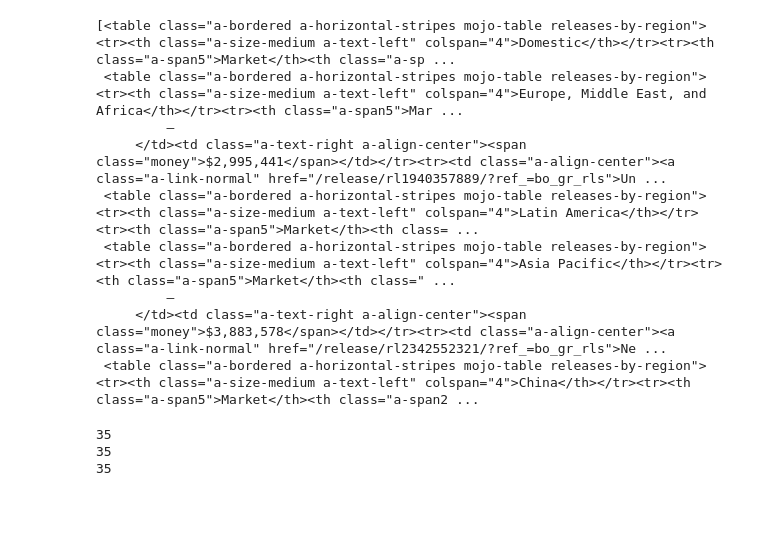
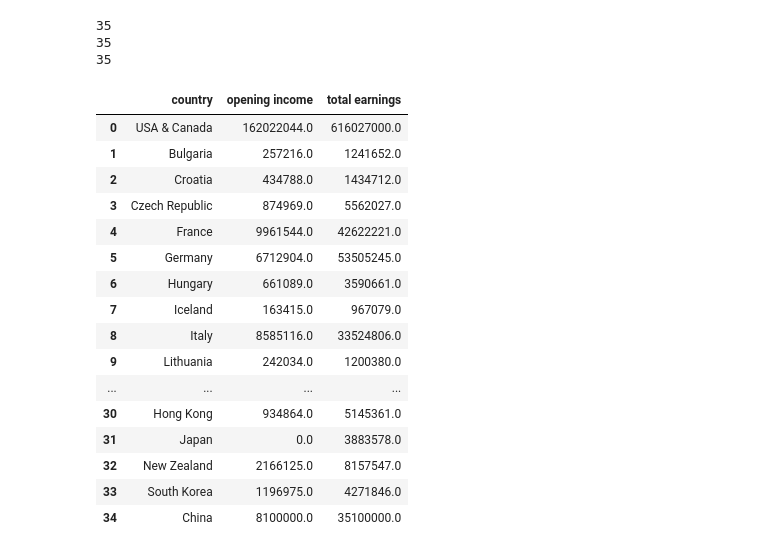
Before and after one commit to ahmedSakka/Barbie_Movie_Analysis, a Jupyter notebook: Barbie_Movie_Analysis.ipynb, the cells around one changed output. Drawn from its saved outputs; the diff is of its cells as text; code cells hidden in the pictures; blank space fills up the shorter version.

```diff
--- a/Barbie_Movie_Analysis.ipynb
+++ b/Barbie_Movie_Analysis.ipynb
@@ -17,17 +18,6 @@ gross = []
 # %%
 # Extracting the needed data from the link
 box_office_data = box_office_soup.findAll('table', attrs= {'class' : 'a-bordered a-horizontal-stripes mojo-table releases-by-region'})
-box_office_data
-# %% [output]
-[<table class="a-bordered a-horizontal-stripes mojo-table releases-by-region"><tr><th class="a-size-medium a-text-left" colspan="4">Domestic</th></tr><tr><th class="a-span5">Market</th><th class="a-sp ...
- <table class="a-bordered a-horizontal-stripes mojo-table releases-by-region"><tr><th class="a-size-medium a-text-left" colspan="4">Europe, Middle East, and Africa</th></tr><tr><th class="a-span5">Mar ...
-         –
-     </td><td class="a-text-right a-align-center"><span class="money">$2,995,441</span></td></tr><tr><td class="a-align-center"><a class="a-link-normal" href="/release/rl1940357889/?ref_=bo_gr_rls">Un ...
- <table class="a-bordered a-horizontal-stripes mojo-table releases-by-region"><tr><th class="a-size-medium a-text-left" colspan="4">Latin America</th></tr><tr><th class="a-span5">Market</th><th class= ...
- <table class="a-bordered a-horizontal-stripes mojo-table releases-by-region"><tr><th class="a-size-medium a-text-left" colspan="4">Asia Pacific</th></tr><tr><th class="a-span5">Market</th><th class=" ...
-         –
-     </td><td class="a-text-right a-align-center"><span class="money">$3,883,578</span></td></tr><tr><td class="a-align-center"><a class="a-link-normal" href="/release/rl2342552321/?ref_=bo_gr_rls">Ne ...
- <table class="a-bordered a-horizontal-stripes mojo-table releases-by-region"><tr><th class="a-size-medium a-text-left" colspan="4">China</th></tr><tr><th class="a-span5">Market</th><th class="a-span2 ...
 # %%
 # Iterating through the extracted data and storing it into the lists
 for table in box_office_data:
@@ -44,11 +34,14 @@ for table in box_office_data:
             country.append(country_name)
             opening.append(opening_value)
             gross.append(gross_value)
-# %%
-print(np.count_nonzero(country))
-print(np.count_nonzero(opening))
-print(np.count_nonzero(gross))
-# %% [output]
-35
-35
-35
+# %%
+# Checking if we got the data count as intended and cleaning the data
+print(np.count_nonzero(country))
+print(np.count_nonzero(opening))
+print(np.count_nonzero(gross))
+# Replacing the 'Domestic' value into 'USA & Canada'
+country = [c.replace("Domestic", "USA & Canada") for c in country]
+# %% [output]
+35
+35
+35
@@ -54,0 +52,24 @@ print(np.count_nonzero(gross))
+# %%
+# Data cleaning and checking the data
+box_office_DF['opening income'] = box_office_DF['opening income'].str.replace(r'[^0-9]', '0', regex=True)
+box_office_DF['opening income'] = box_office_DF['opening income'].astype(float)
+box_office_DF['total earnings'] = box_office_DF['total earnings'].astype(float)
+box_office_DF
+# %% [output]
+|  | country | opening income | total earnings |
+| 0 | USA & Canada | 162022044.0 | 616027000.0 |
+| 1 | Bulgaria | 257216.0 | 1241652.0 |
+| 2 | Croatia | 434788.0 | 1434712.0 |
+| 3 | Czech Republic | 874969.0 | 5562027.0 |
+| 4 | France | 9961544.0 | 42622221.0 |
+| 5 | Germany | 6712904.0 | 53505245.0 |
+| 6 | Hungary | 661089.0 | 3590661.0 |
+| 7 | Iceland | 163415.0 | 967079.0 |
+| 8 | Italy | 8585116.0 | 33524806.0 |
+| 9 | Lithuania | 242034.0 | 1200380.0 |
+| ... | ... | ... | ... |
+| 30 | Hong Kong | 934864.0 | 5145361.0 |
+| 31 | Japan | 0.0 | 3883578.0 |
+| 32 | New Zealand | 2166125.0 | 8157547.0 |
+| 33 | South Korea | 1196975.0 | 4271846.0 |
+| 34 | China | 8100000.0 | 35100000.0 |
```
Also changed, not shown: parts of 4 cells of this notebook.
